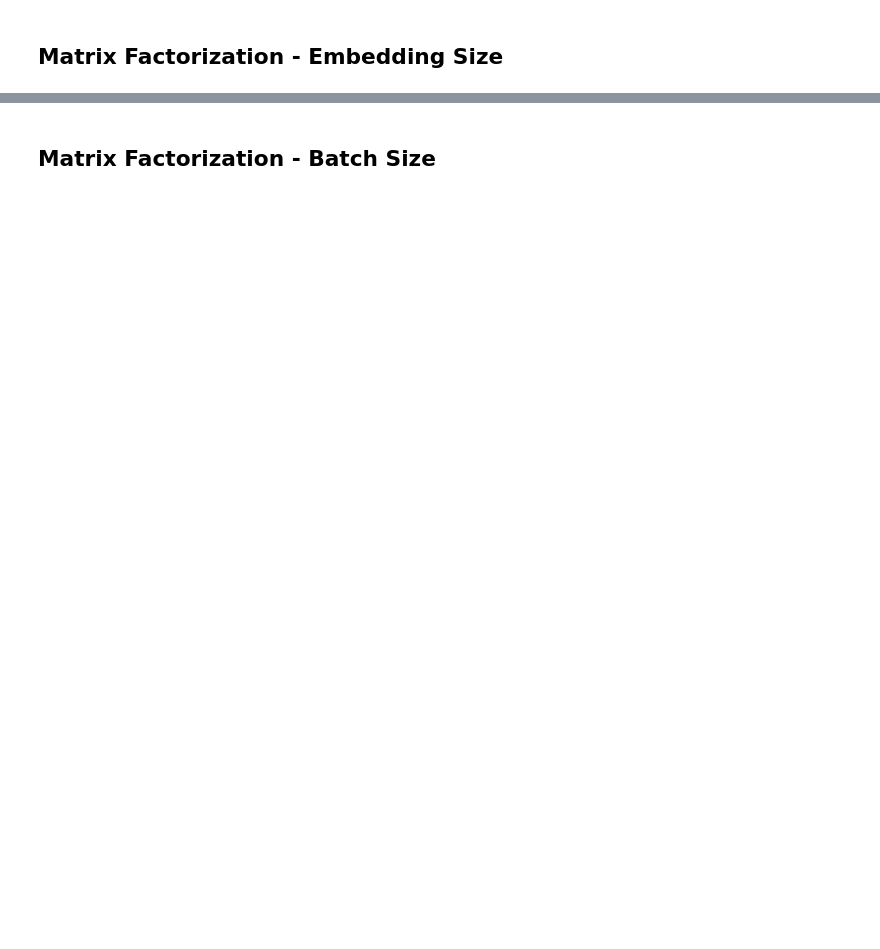
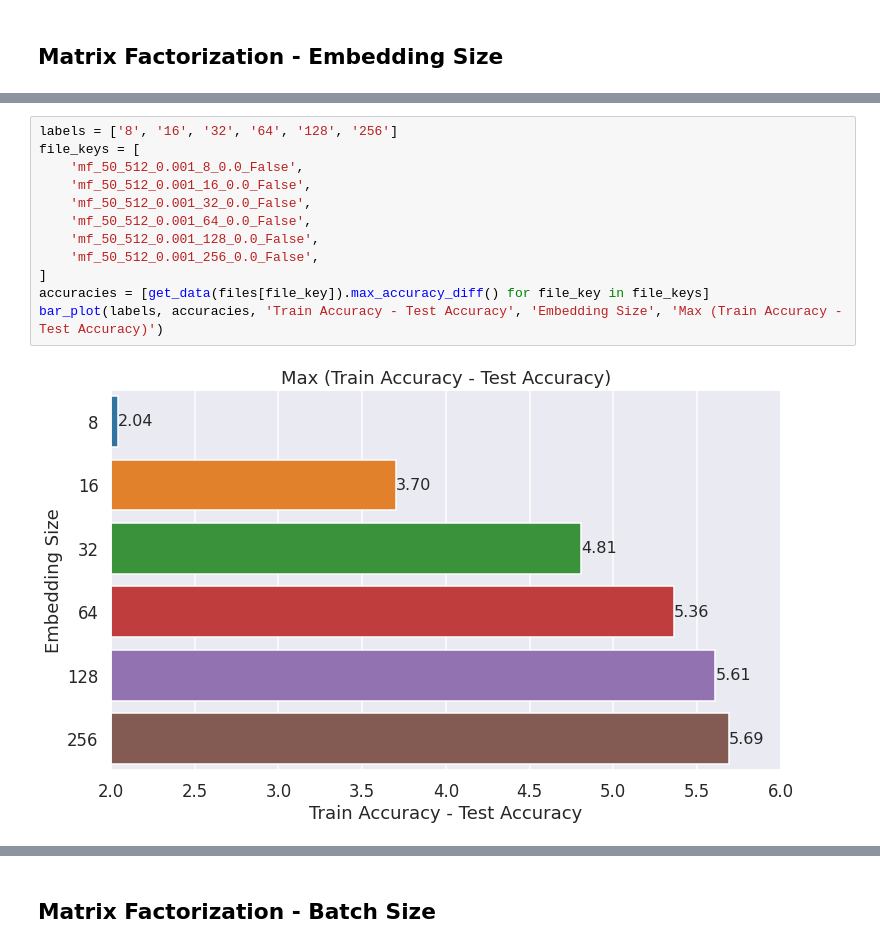
Before and after one commit to hardikp/movielens, a Jupyter notebook: logs/plot_datapoints.ipynb, the cells around one changed output, grey strips where cells are left out. Drawn from its saved outputs; the diff is of its cells as text; blank space fills up the shorter version.

```diff
--- a/logs/plot_datapoints.ipynb
+++ b/logs/plot_datapoints.ipynb
@@ -91,0 +147,14 @@ def plot_multiple_epochs(labels, file_keys, epoch_offset, plot_label):
+# %%
+labels = ['8', '16', '32', '64', '128', '256']
+file_keys = [
+    'mf_50_512_0.001_8_0.0_False',
+    'mf_50_512_0.001_16_0.0_False',
+    'mf_50_512_0.001_32_0.0_False',
+    'mf_50_512_0.001_64_0.0_False',
+    'mf_50_512_0.001_128_0.0_False',
+    'mf_50_512_0.001_256_0.0_False',
+]
+accuracies = [get_data(files[file_key]).max_accuracy_diff() for file_key in file_keys]
+bar_plot(labels, accuracies, 'Train Accuracy - Test Accuracy', 'Embedding Size', 'Max (Train Accuracy - Test Accuracy)')
+# %% [output]
+[figure, added]
```
Also changed, not shown: parts of 23 cells of this notebook, 1 other file.
